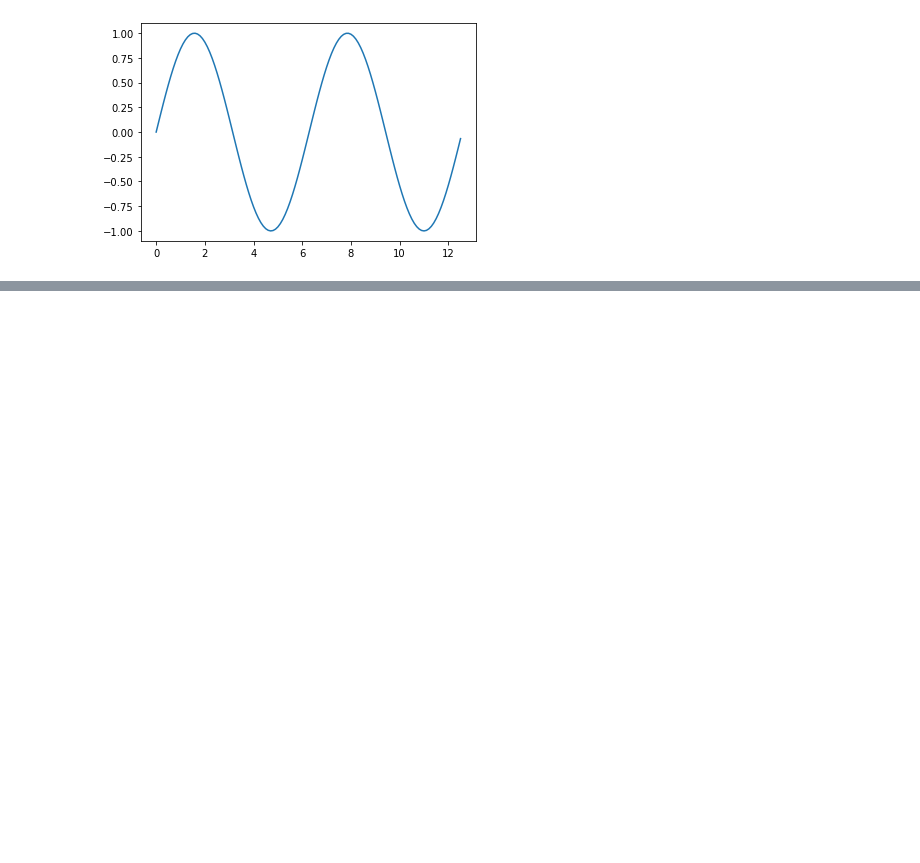
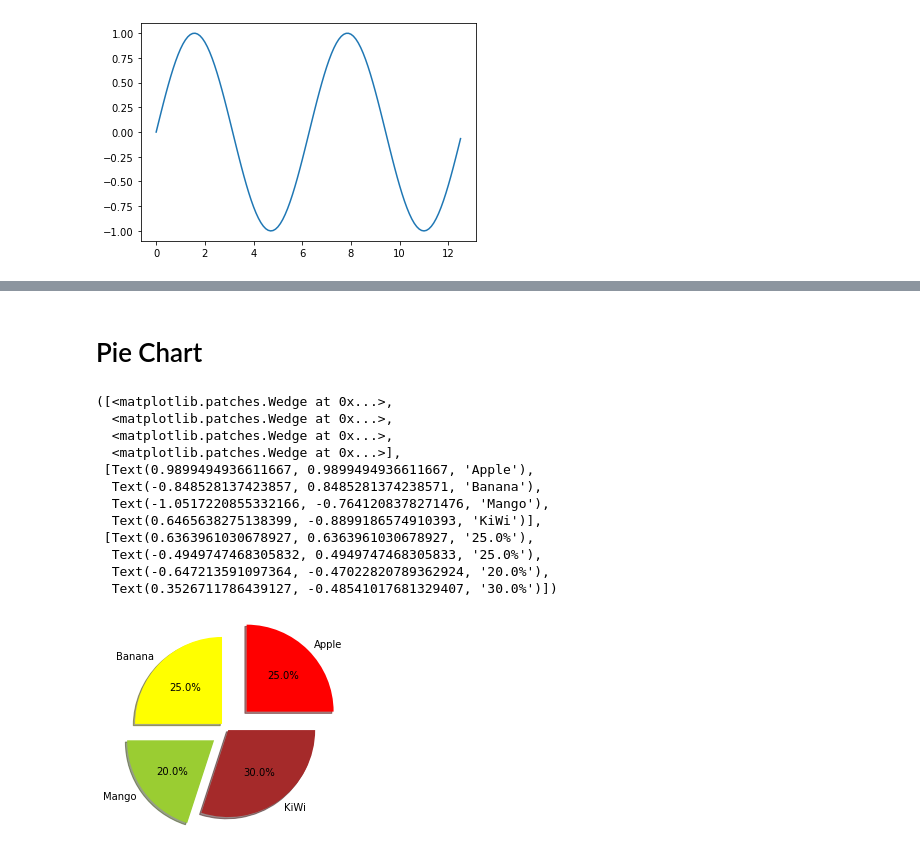
Before and after one commit to Neeteshking21/data-Science-, a Jupyter notebook: Matplotlib.ipynb, the cells around one changed output, grey strips where cells are left out. Saved outputs shown, nothing was run; the diff lists cells and outputs as text; code cells hidden in the pictures; blank space fills up the shorter version.

```diff
--- a/Matplotlib.ipynb
+++ b/Matplotlib.ipynb
@@ -80,0 +131,25 @@ plt.plot(x, y)
+# %% [markdown]
+
+
+# Pie Chart
+# %%
+# Data to plot
+sizes = [25, 25, 20, 30]
+lables = 'Apple', 'Banana', 'Mango', 'KiWi'
+colors = ['red', 'yellow','yellowgreen', 'brown']
+explode = (0.3,0.1,0.2,0)
+plt.pie(sizes, labels=lables, explode=explode, colors=colors, autopct='%1.1f%%', shadow=True)
+# %% [output]
+([<matplotlib.patches.Wedge at 0x...>,
+  <matplotlib.patches.Wedge at 0x...>,
+  <matplotlib.patches.Wedge at 0x...>,
+  <matplotlib.patches.Wedge at 0x...>],
+ [Text(0.9899494936611667, 0.9899494936611667, 'Apple'),
+  Text(-0.848528137423857, 0.8485281374238571, 'Banana'),
+  Text(-1.0517220855332166, -0.7641208378271476, 'Mango'),
+  Text(0.6465638275138399, -0.8899186574910393, 'KiWi')],
+ [Text(0.6363961030678927, 0.6363961030678927, '25.0%'),
+  Text(-0.4949747468305832, 0.4949747468305833, '25.0%'),
+  Text(-0.647213591097364, -0.47022820789362924, '20.0%'),
+  Text(0.3526711786439127, -0.48541017681329407, '30.0%')])
+[figure, added]
```
Also changed, not shown: parts of 7 cells of this notebook.
